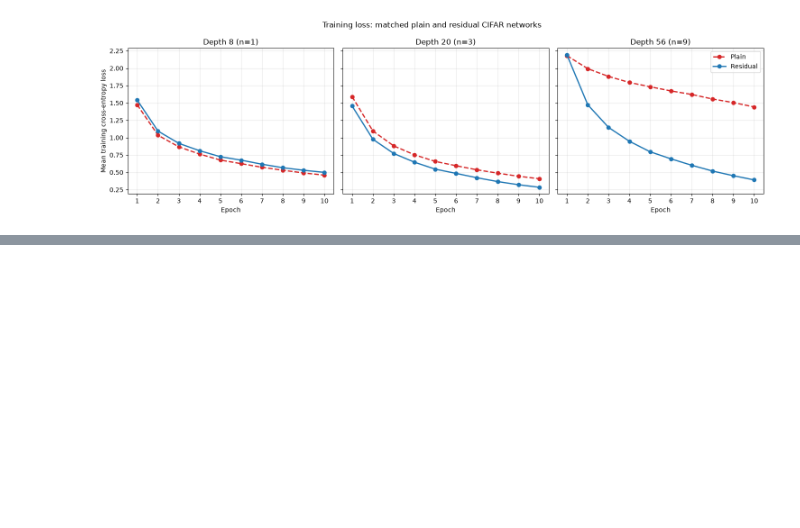
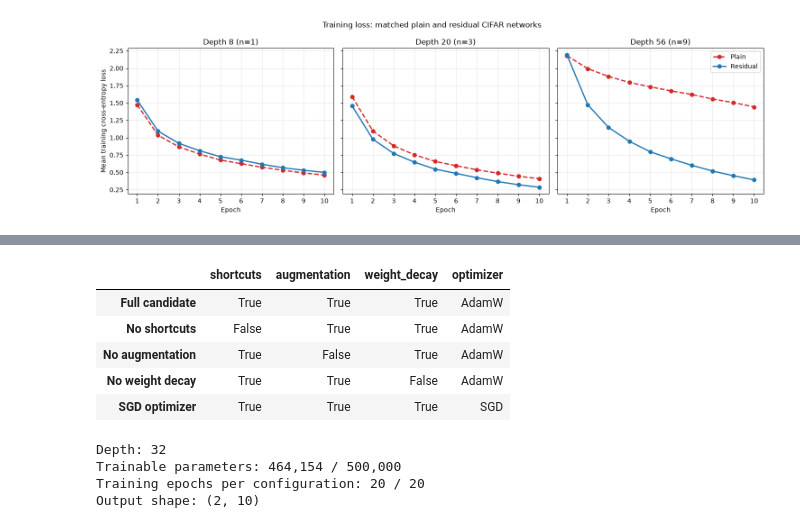
Before and after one commit to LahiruMJ11/CNN-with-CIFAR10, a Jupyter notebook: CNN with CIFAR10.ipynb, the cells around one changed output, grey strips where cells are left out. Saved outputs shown, nothing was run; the diff lists cells and outputs as text; code cells hidden in the pictures; blank space fills up the shorter version.

```diff
--- a/CNN with CIFAR10.ipynb
+++ b/CNN with CIFAR10.ipynb
@@ -2424,0 +2431,42 @@ Depth is not uniformly beneficial even with shortcuts: residual-20 reaches a low
+# %%
+TASK4_DEPTH = 32
+TASK4_EPOCHS = 20
+TASK4_BATCH_SIZE = 128
+TASK4_WEIGHT_DECAY = 5e-4
+
+task4_configurations = {
+    "Full candidate": dict(shortcuts=True, augmentation=True, weight_decay=True, optimizer="AdamW"),
+    "No shortcuts": dict(shortcuts=False, augmentation=True, weight_decay=True, optimizer="AdamW"),
+    "No augmentation": dict(shortcuts=True, augmentation=False, weight_decay=True, optimizer="AdamW"),
+    "No weight decay": dict(shortcuts=True, augmentation=True, weight_decay=False, optimizer="AdamW"),
+    "SGD optimizer": dict(shortcuts=True, augmentation=True, weight_decay=True, optimizer="SGD"),
+}
+pd.DataFrame(task4_configurations).T
+# %% [output]
+|  | shortcuts | augmentation | weight_decay | optimizer |
+| Full candidate | True | True | True | AdamW |
+| No shortcuts | False | True | True | AdamW |
+| No augmentation | True | False | True | AdamW |
+| No weight decay | True | True | False | AdamW |
+| SGD optimizer | True | True | True | SGD |
+# %%
+seed_everything(SEED + TASK4_DEPTH)
+task4_initial_model = CIFARDepthNetwork(TASK4_DEPTH, use_shortcuts=True)
+task4_initial_state = copy.deepcopy(task4_initial_model.state_dict())
+TASK4_PARAMETER_COUNT = sum(p.numel() for p in task4_initial_model.parameters())
+TASK4_COUNTED_DEPTH = sum(isinstance(m, (nn.Conv2d, nn.Linear)) for m in task4_initial_model.modules())
+with torch.no_grad():
+    task4_output_shape = tuple(task4_initial_model(torch.zeros(2, 3, 32, 32)).shape)
+assert TASK4_PARAMETER_COUNT <= 500_000
+assert TASK4_EPOCHS <= 20
+assert TASK4_COUNTED_DEPTH == TASK4_DEPTH
+assert task4_output_shape == (2, 10)
+print(f"Depth: {TASK4_COUNTED_DEPTH}")
+print(f"Trainable parameters: {TASK4_PARAMETER_COUNT:,} / 500,000")
+print(f"Training epochs per configuration: {TASK4_EPOCHS} / 20")
+print(f"Output shape: {task4_output_shape}")
+# %% [output]
+Depth: 32
+Trainable parameters: 464,154 / 500,000
+Training epochs per configuration: 20 / 20
+Output shape: (2, 10)
```
Also changed, not shown: parts of 38 cells of this notebook.
